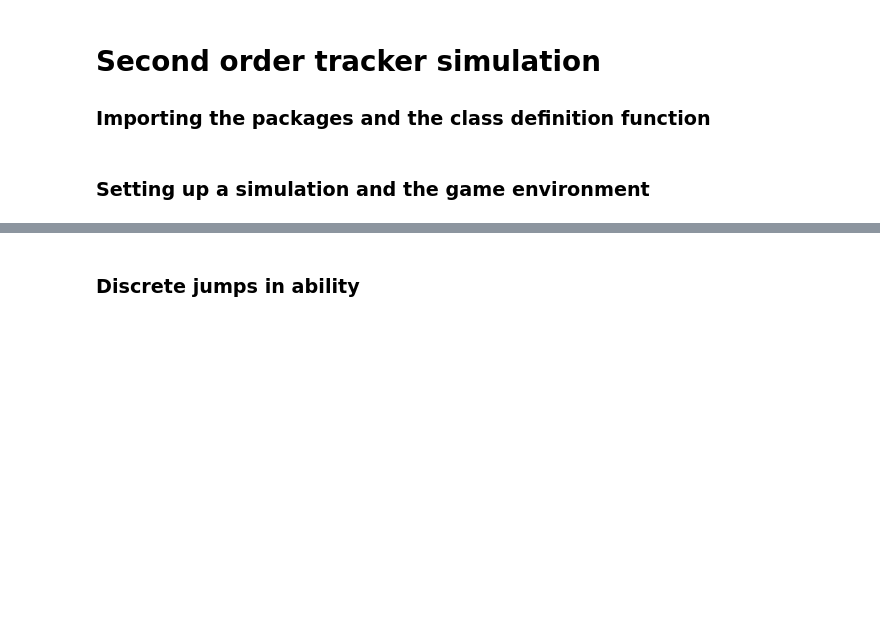
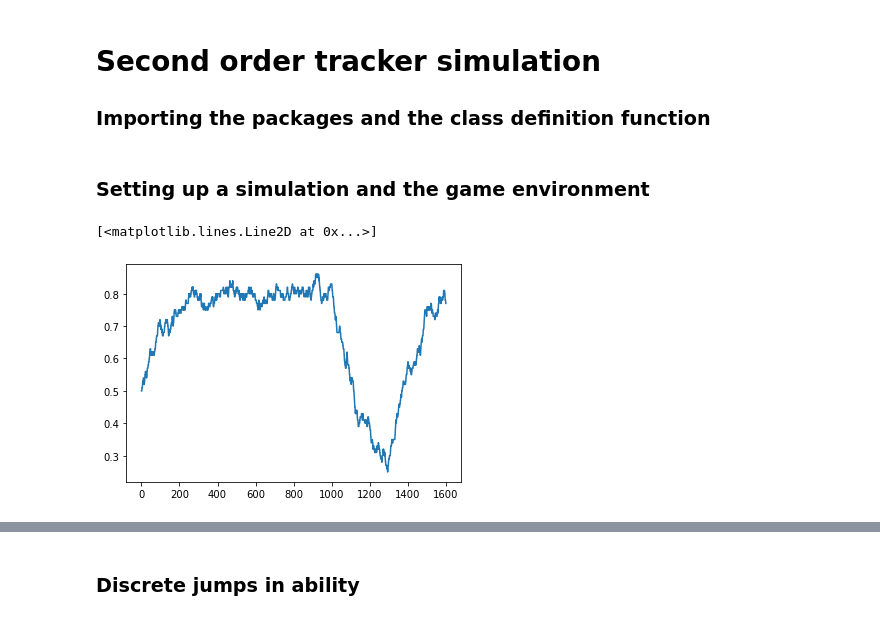
Before and after one commit to mrpogge/Urnings_project, a Jupyter notebook: main/so_urnings.ipynb, the cells around one changed output, grey strips where cells are left out. Cells and saved outputs as stored; diff of their text form; code cells hidden in the pictures; blank space fills up the shorter version.

```diff
--- a/main/so_urnings.ipynb
+++ b/main/so_urnings.ipynb
@@ -42,0 +41,15 @@ adaptive_sim.play(n_games=10000)
+# %%
+adaptive_sim.play(n_games=1000)
+
+player.true_value = 0.3
+
+adaptive_sim.play(300)
+
+player.true_value = 0.8
+
+adaptive_sim.play(300)
+# %%
+plt.plot(player.container / 100)
+# %% [output]
+[<matplotlib.lines.Line2D at 0x...>]
+[figure, added]
```
Also changed, not shown: parts of 9 cells of this notebook.
